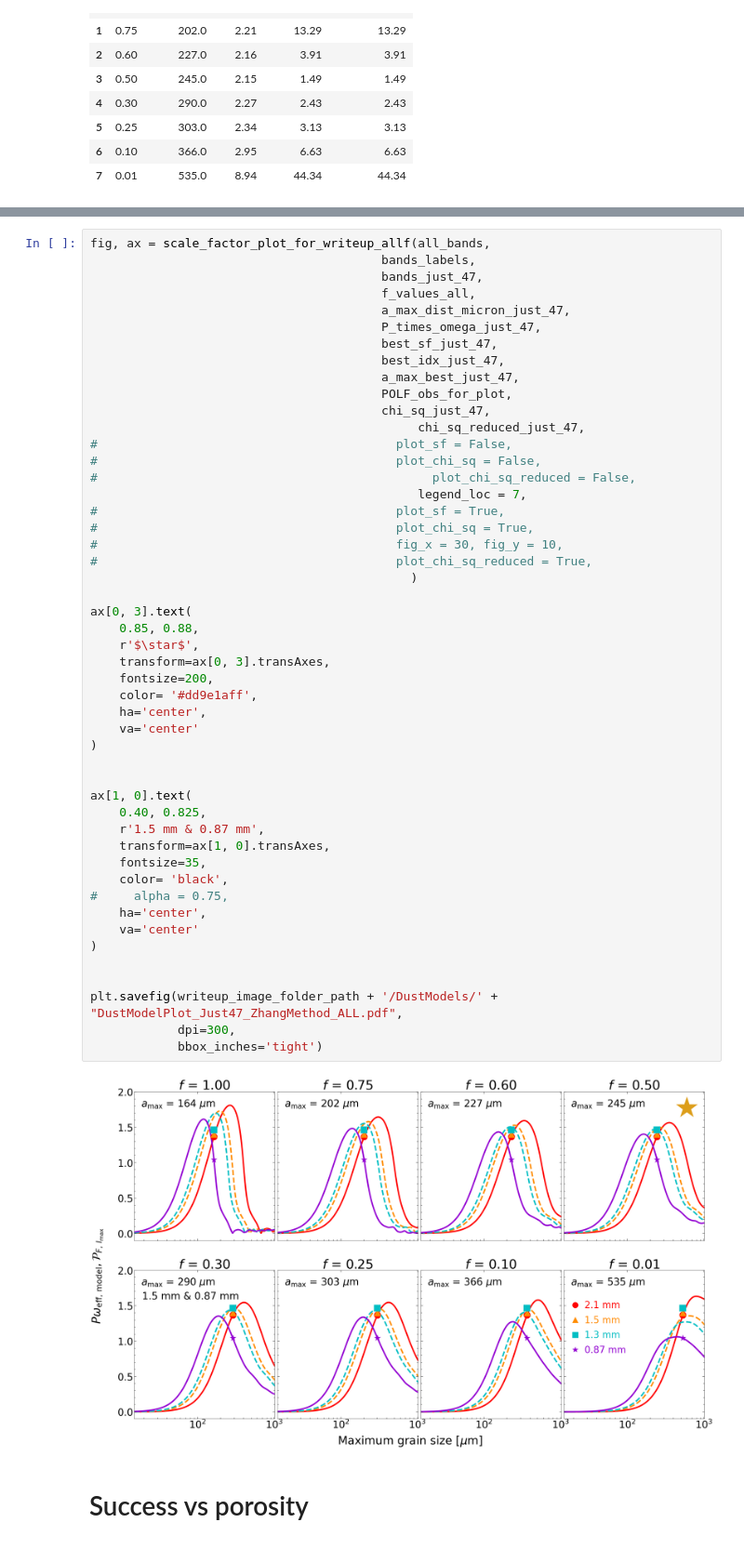
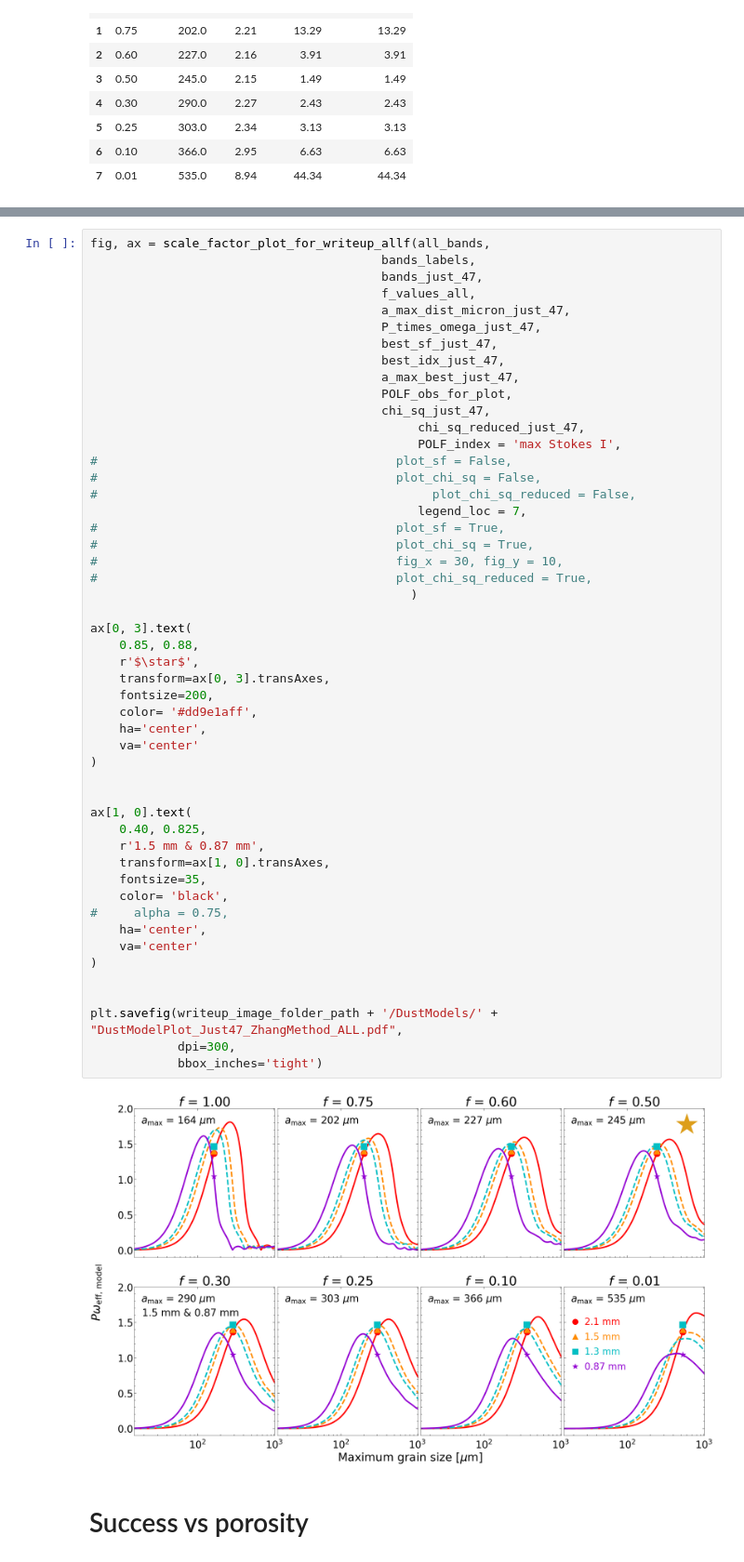
Before and after one commit to audreyburggraf/MastersThesis, a Jupyter notebook: PLOTTING C29 989/DUST MODEL NOTEBOOKS/SCALE_FACTOR_NOTEBOOKS/NEWEST_ScaleFactorGridPlot_ZHANG_METHOD_Plots_for_writeup.ipynb, the cells around one changed output, grey strips where cells are left out. Shown at 93% size. Saved outputs shown, nothing was run; the diff lists cells and outputs as text.

```diff
--- a/PLOTTING C29 989/DUST MODEL NOTEBOOKS/SCALE_FACTOR_NOTEBOOKS/NEWEST_ScaleFactorGridPlot_ZHANG_METHOD_Plots_for_writeup.ipynb
+++ b/PLOTTING C29 989/DUST MODEL NOTEBOOKS/SCALE_FACTOR_NOTEBOOKS/NEWEST_ScaleFactorGridPlot_ZHANG_METHOD_Plots_for_writeup.ipynb
@@ -699,6 +684,7 @@ fig, ax = scale_factor_plot_for_writeup_allf(all_bands,
                                         POLF_obs_for_plot,
                                         chi_sq_just_47,
                                              chi_sq_reduced_just_47,
+                                             POLF_index = 'max Stokes I',
 #                                         plot_sf = False,
 #                                         plot_chi_sq = False,
 #                                              plot_chi_sq_reduced = False,
@@ -709,34 +695,34 @@ fig, ax = scale_factor_plot_for_writeup_allf(all_bands,
 #                                         plot_chi_sq_reduced = True,
                                             )
 
 ax[0, 3].text(
     0.85, 0.88,
     r'$\star$',
     transform=ax[0, 3].transAxes,
     fontsize=200,
     color= '#dd9e1aff',
     ha='center',
     va='center'
 )
 
 
 ax[1, 0].text(
     0.40, 0.825,
     r'1.5 mm & 0.87 mm',
     transform=ax[1, 0].transAxes,
     fontsize=35,
     color= 'black',
 #     alpha = 0.75,
     ha='center',
     va='center'
 )
 
 
 plt.savefig(writeup_image_folder_path + '/DustModels/' + "DustModelPlot_Just47_ZhangMethod_ALL.pdf",
             dpi=300,
             bbox_inches='tight')
 # %% [output]
-[figure, old version]
+[figure, new version]
 # %% [markdown]
 # Success vs porosity
 # %%
```
Also changed, not shown: parts of 9 cells of this notebook, 48 other files.
